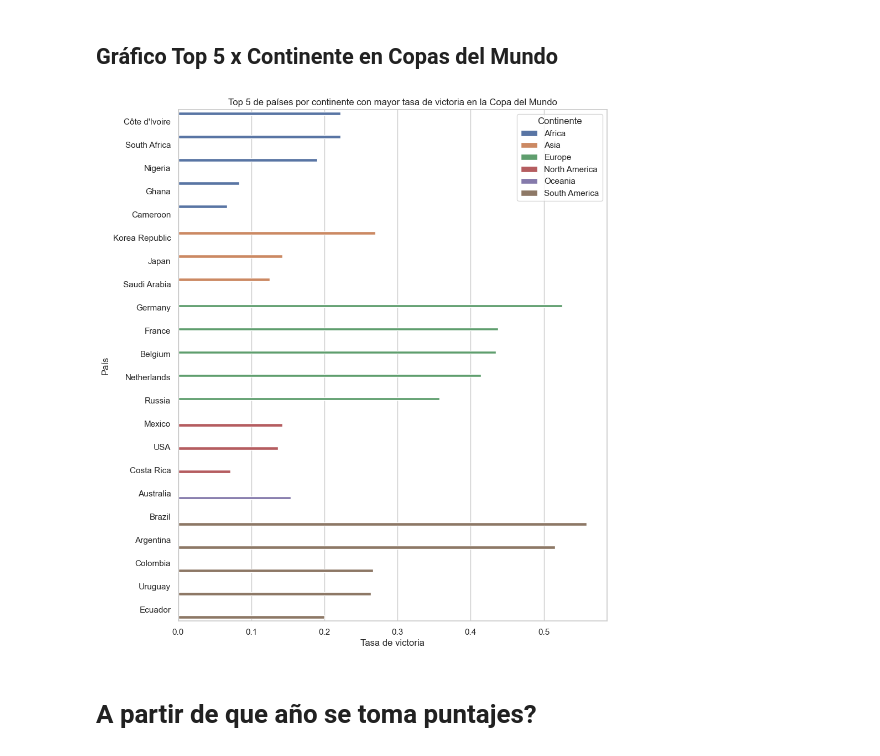
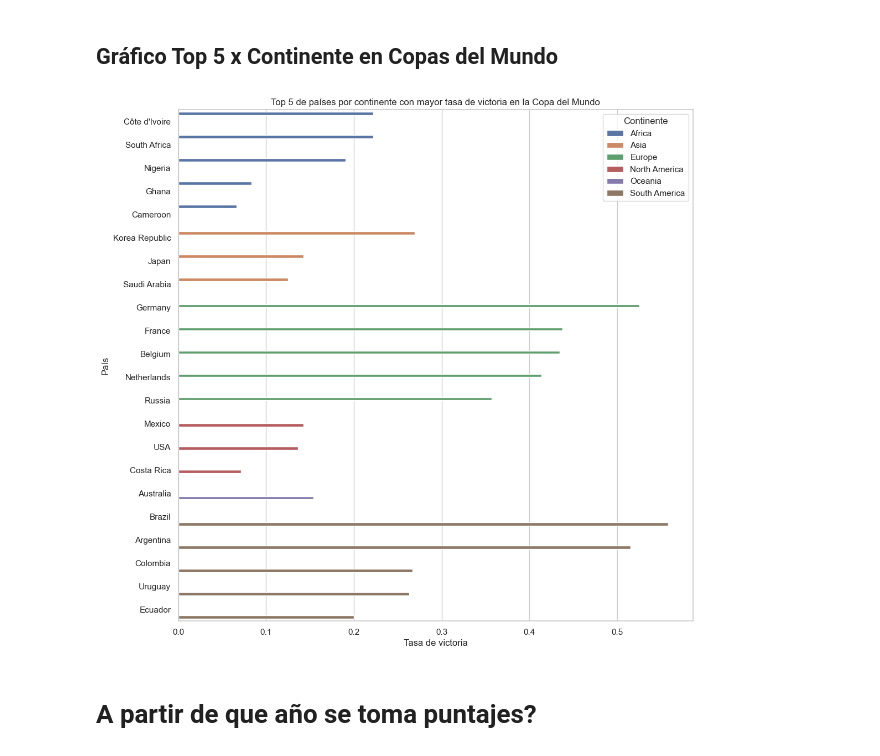
Before and after one commit to javierdamiani/fifa_games, a Jupyter notebook: Fifa.ipynb, the cells around one changed output. Cells and saved outputs as stored; diff of their text form; code cells hidden in the pictures.

```diff
--- a/Fifa.ipynb
+++ b/Fifa.ipynb
@@ -524,21 +480,44 @@ top_5_by_continent
 # %% [markdown]
 ## Gráfico Top 5 x Continente en Copas del Mundo
-# %%
-import seaborn as sns
-import matplotlib.pyplot as plt
-
-# Crear un gráfico de barras utilizando Seaborn
-sns.set(style="whitegrid")
-plt.figure(figsize=(10, 12))
-ax = sns.barplot(x='win_rate', y='country', hue='continent', data=top_5_by_continent)
-
-plt.title('Top 5 de países por continente con mayor tasa de victoria en la Copa del Mundo')
-plt.xlabel('Tasa de victoria')
-plt.ylabel('País')
-plt.legend(title='Continente')
-plt.show()
-# %% [output]
-[figure, removed]
+# %%
+# Calcular la cantidad de partidos jugados, ganados y perdidos por cada país
+matches_per_country = pd.concat([world_cup_matches['home_team'], world_cup_matches['away_team']]).value_counts()
+win_counts = world_cup_matches[world_cup_matches['home_team_result'] == 'Win']['home_team'].value_counts()
+loss_counts_local = world_cup_matches[world_cup_matches['home_team_result'] == 'Loss']['home_team'].value_counts()
+loss_counts_visitor = world_cup_matches[world_cup_matches['home_team_result'] == 'Win']['away_team'].value_counts()
+
+# Combinar las cuentas de partidos perdidos de local y visitante
+loss_counts = loss_counts_local.add(loss_counts_visitor, fill_value=0)
+
+# Calcular la tasa de victoria en la Copa del Mundo para cada país
+win_rate = win_counts / matches_per_country
+
+# Excluir los países con tasa de victoria NaN
+win_rate = win_rate.dropna()
+
+# Agregar la columna 'continent' al DataFrame de acuerdo a los datos existentes
+win_rate_df = pd.DataFrame({'country': win_rate.index, 'win_rate': win_rate.values})
+win_rate_df['continent'] = win_rate_df['country'].map(df.drop_duplicates('country').set_index('country')['home_team_continent'])
+
+# Obtener el top 5 de países por continente que más partidos ganaron
+top_5_by_continent = (
+    win_rate_df.groupby('continent')
+    .apply(lambda group: group.nlargest(5, 'win_rate'))
+    .reset_index(drop=True)
+)
+
+# Crear un gráfico de barras utilizando Seaborn
+sns.set(style="whitegrid")
+plt.figure(figsize=(12, 12))
+ax = sns.barplot(x='win_rate', y='country', hue='continent', data=top_5_by_continent)
+
+plt.title('Top 5 de países por continente con mayor tasa de victoria en la Copa del Mundo')
+plt.xlabel('Tasa de victoria')
+plt.ylabel('País')
+plt.legend(title='Continente')
+plt.show()
+# %% [output]
+[figure, added]
 # %% [markdown]
 # A partir de que año se toma puntajes?
 # %%
```
Also changed, not shown: parts of 39 cells of this notebook.
